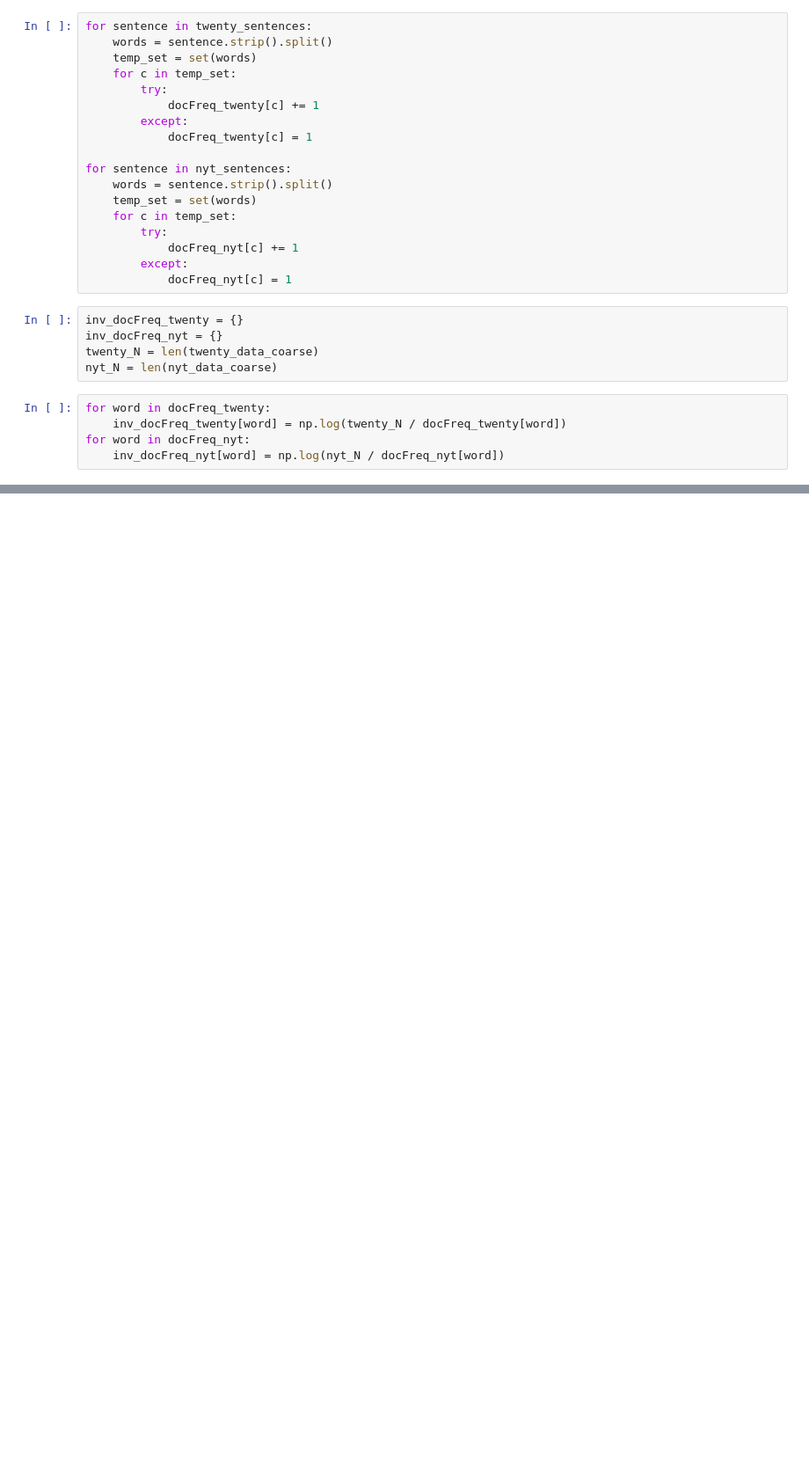
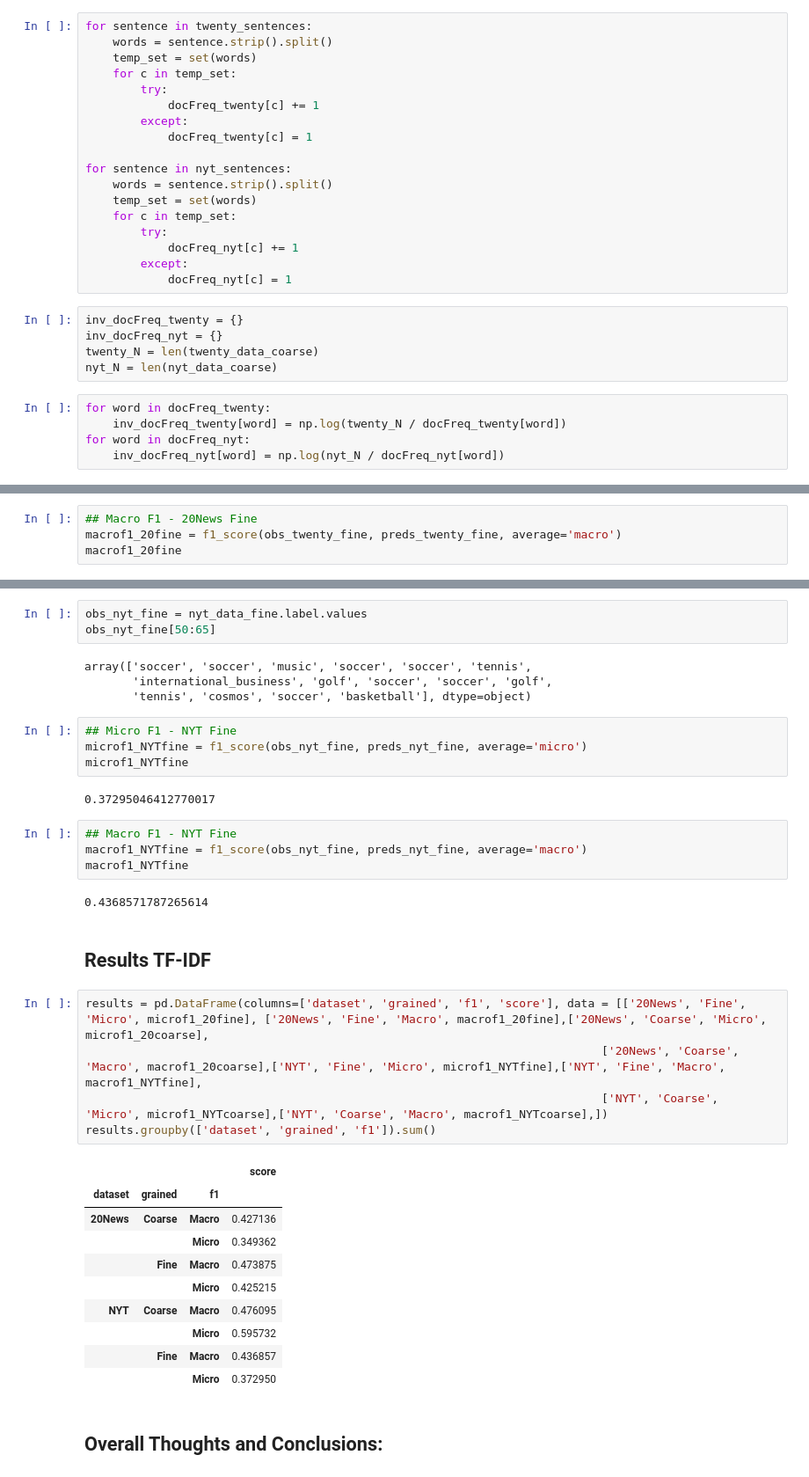
Before and after one commit to gbirch11/DSC180-Replication, a Jupyter notebook: Replication_Project.ipynb, the cells around one changed output, grey strips where cells are left out. Shown at 88% size. Drawn from its saved outputs; the diff is of its cells as text; blank space fills up the shorter version.

```diff
--- a/Replication_Project.ipynb
+++ b/Replication_Project.ipynb
@@ -120,0 +408,4 @@ twenty_data_fine_seed
+# %%
+## Macro F1 - 20News Fine
+macrof1_20fine = f1_score(obs_twenty_fine, preds_twenty_fine, average='macro')
+macrof1_20fine
@@ -120,0 +460,39 @@ twenty_data_fine_seed
+# %%
+obs_nyt_fine = nyt_data_fine.label.values
+obs_nyt_fine[50:65]
+# %% [output]
+array(['soccer', 'soccer', 'music', 'soccer', 'soccer', 'tennis',
+       'international_business', 'golf', 'soccer', 'soccer', 'golf',
+       'tennis', 'cosmos', 'soccer', 'basketball'], dtype=object)
+# %%
+## Micro F1 - NYT Fine
+microf1_NYTfine = f1_score(obs_nyt_fine, preds_nyt_fine, average='micro')
+microf1_NYTfine
+# %% [output]
+0.37295046412770017
+# %%
+## Macro F1 - NYT Fine
+macrof1_NYTfine = f1_score(obs_nyt_fine, preds_nyt_fine, average='macro')
+macrof1_NYTfine
+# %% [output]
+0.4368571787265614
+# %% [markdown]
+## Results TF-IDF
+# %%
+results = pd.DataFrame(columns=['dataset', 'grained', 'f1', 'score'], data = [['20News', 'Fine', 'Micro', microf1_20fine], ['20News', 'Fine', 'Macro', macrof1_20fine],['20News', 'Coarse', 'Micro', microf1_20coarse],
+                                                                           ['20News', 'Coarse', 'Macro', macrof1_20coarse],['NYT', 'Fine', 'Micro', microf1_NYTfine],['NYT', 'Fine', 'Macro', macrof1_NYTfine],
+                                                                           ['NYT', 'Coarse', 'Micro', microf1_NYTcoarse],['NYT', 'Coarse', 'Macro', macrof1_NYTcoarse],])
+results.groupby(['dataset', 'grained', 'f1']).sum()
+# %% [output]
+|  |  |  | score |
+| dataset | grained | f1 |  |
+| 20News | Coarse | Macro | 0.427136 |
+|  |  | Micro | 0.349362 |
+|  | Fine | Macro | 0.473875 |
+|  |  | Micro | 0.425215 |
+| NYT | Coarse | Macro | 0.476095 |
+|  |  | Micro | 0.595732 |
+|  | Fine | Macro | 0.436857 |
+|  |  | Micro | 0.372950 |
+# %% [markdown]
+## Overall Thoughts and Conclusions:
```
Also changed, not shown: parts of 93 cells of this notebook.
